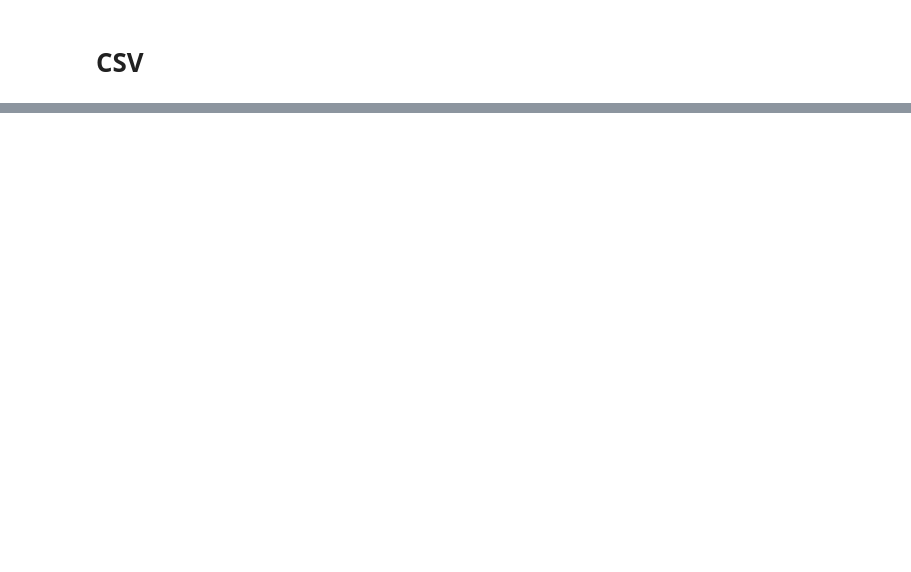
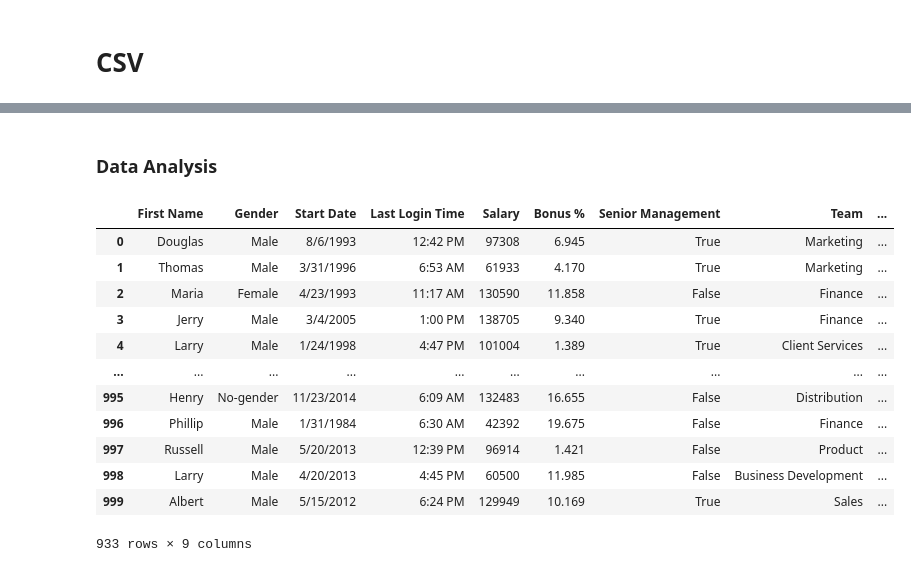
Before and after one commit to schanlar/python-UoC, a Jupyter notebook: 02.Data_Processing/snippets.ipynb, the cells around one changed output, grey strips where cells are left out. Cells and saved outputs as stored; diff of their text form; code cells hidden in the pictures; blank space fills up the shorter version.

```diff
--- a/02.Data_Processing/snippets.ipynb
+++ b/02.Data_Processing/snippets.ipynb
@@ -81,0 +320,9 @@ with open('data/words.txt', 'r') as file:
+# %%
+# task 3
+
+# Fill in missing values in first column
+emp_df["First Name"] = emp_df["First Name"].fillna("Unknown")
+
+# Create a mask
+name_mask = (emp_df["First Name"] == "Unknown")
+name_mask
@@ -81,0 +386,9 @@ with open('data/words.txt', 'r') as file:
+# %%
+# task 4
+
+# Fill in missing values in second column
+emp_df["Gender"] = emp_df["Gender"].fillna("No-gender")
+
+# Create a mask
+gender_mask = (emp_df["Gender"] == "No-gender")
+gender_mask
@@ -81,0 +428,11 @@ with open('data/words.txt', 'r') as file:
+# %%
+# task 5
+
+# Check how many missing values are there
+print("Sum of NaN values in column:", emp_df["Senior Management"].isna().sum())
+
+# Get rid of all rows that have a missing value in that column
+emp_df.dropna(subset=["Senior Management"], inplace=True)
+
+# Check shape of new DataFrame -> 67 rows deleted
+emp_df.shape
@@ -81,0 +442,8 @@ with open('data/words.txt', 'r') as file:
+# %%
+# task 6
+
+# Forward fill missing values
+emp_df["Team"].fillna(method='ffill', inplace=True)
+
+# Check if the column still has NaN values
+emp_df["Team"].isna().sum()
@@ -81,0 +471,23 @@ with open('data/words.txt', 'r') as file:
+# %% [markdown]
+### Data Analysis
+# %%
+# task 1
+
+salary_per_month = emp_df["Salary"] / 12
+
+emp_df["Salary per month"] = salary_per_month
+emp_df
+# %% [output]
+|  | First Name | Gender | Start Date | Last Login Time | Salary | Bonus % | Senior Management | Team | ... |
+| 0 | Douglas | Male | 8/6/1993 | 12:42 PM | 97308 | 6.945 | True | Marketing | ... |
+| 1 | Thomas | Male | 3/31/1996 | 6:53 AM | 61933 | 4.170 | True | Marketing | ... |
+| 2 | Maria | Female | 4/23/1993 | 11:17 AM | 130590 | 11.858 | False | Finance | ... |
+| 3 | Jerry | Male | 3/4/2005 | 1:00 PM | 138705 | 9.340 | True | Finance | ... |
+| 4 | Larry | Male | 1/24/1998 | 4:47 PM | 101004 | 1.389 | True | Client Services | ... |
+| ... | ... | ... | ... | ... | ... | ... | ... | ... | ... |
+| 995 | Henry | No-gender | 11/23/2014 | 6:09 AM | 132483 | 16.655 | False | Distribution | ... |
+| 996 | Phillip | Male | 1/31/1984 | 6:30 AM | 42392 | 19.675 | False | Finance | ... |
+| 997 | Russell | Male | 5/20/2013 | 12:39 PM | 96914 | 1.421 | False | Product | ... |
+| 998 | Larry | Male | 4/20/2013 | 4:45 PM | 60500 | 11.985 | False | Business Development | ... |
+| 999 | Albert | Male | 5/15/2012 | 6:24 PM | 129949 | 10.169 | True | Sales | ... |
+933 rows × 9 columns
```
Also changed, not shown: parts of 35 cells of this notebook.
